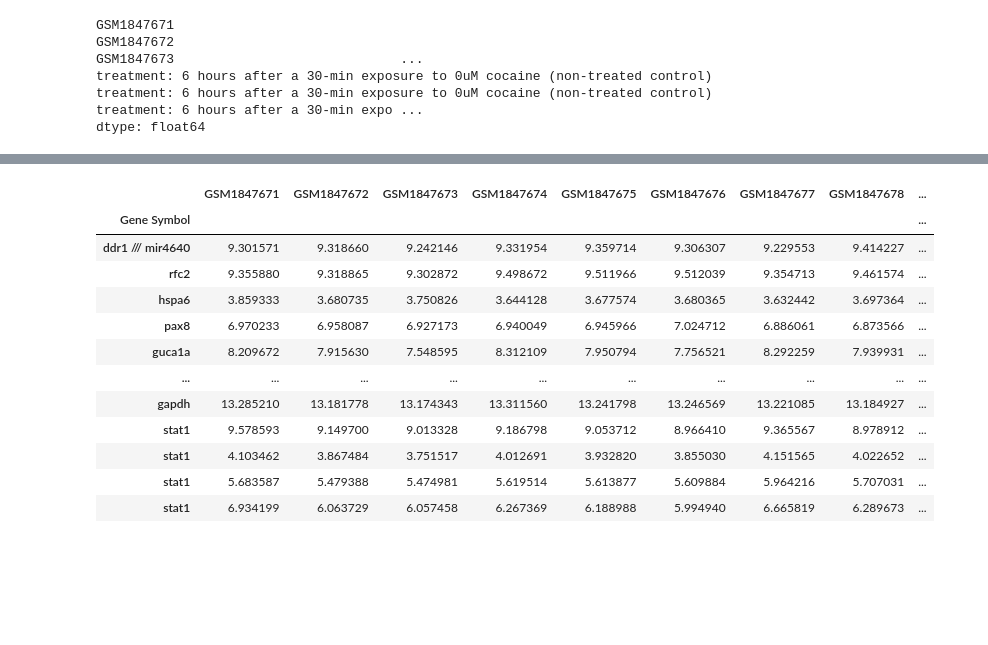
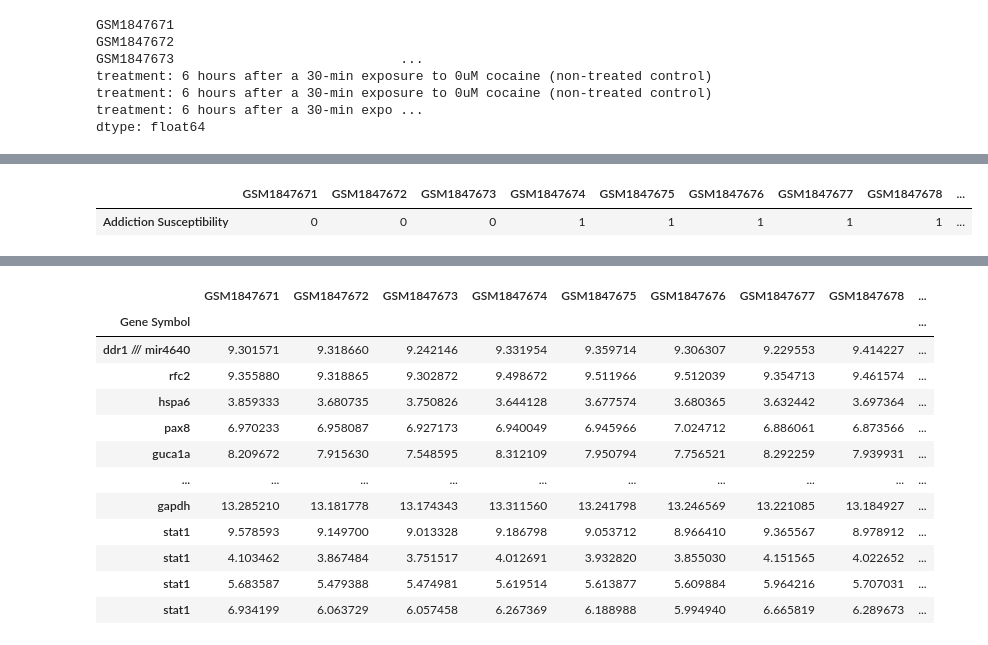
Before and after one commit to JingleiZhu-Jane/A14-Assignment, a Jupyter notebook: Assignment5_1.ipynb, the cells around one changed output, grey strips where cells are left out. Saved outputs shown, nothing was run; the diff lists cells and outputs as text; code cells hidden in the pictures; blank space fills up the shorter version.

```diff
--- a/Assignment5_1.ipynb
+++ b/Assignment5_1.ipynb
@@ -412,3 +407,15 @@ condition_clinical_data
+# %%
+condition_clinical_data = condition_clinical_data.replace("treatment: 6 hours after a 30-min exposure to 5uM cocaine (non-treated control)", 1)
+condition_clinical_data = condition_clinical_data.replace("treatment: 6 hours after a 30-min exposure to 1uM cocaine",1)
+condition_clinical_data = condition_clinical_data.replace("treatment: 24 hours after a 30-min exposure to 1uM cocaine", 1)
+condition_clinical_data = condition_clinical_data.replace("treatment: 24 hours after a 30-min exposure to 5uM cocaine (non-treated control)",1)
+condition_clinical_data = condition_clinical_data.replace("treatment: 6 hours after a 30-min exposure to 0uM cocaine (non-treated control)", 0)
+condition_clinical_data = condition_clinical_data.replace("treatment: 6 hours after a 30-min exposure to 0uM cocaine (non-treated control)", 0)
+condition_clinical_data = condition_clinical_data.replace("treatment: 24 hours after a 30-min exposure to 0uM cocaine (non-treated control)",0)
+condition_clinical_data
+# %% [output]
+|  | GSM1847671 | GSM1847672 | GSM1847673 | GSM1847674 | GSM1847675 | GSM1847676 | GSM1847677 | GSM1847678 | ... |
+| Addiction Susceptibility | 0 | 0 | 0 | 1 | 1 | 1 | 1 | 1 | ... |
 # %%
 NaN_Samples_id = condition_clinical_data.columns[condition_clinical_data.eq('NaN').any()]
 print(NaN_Samples_id)
```
Also changed, not shown: parts of 26 cells of this notebook.
